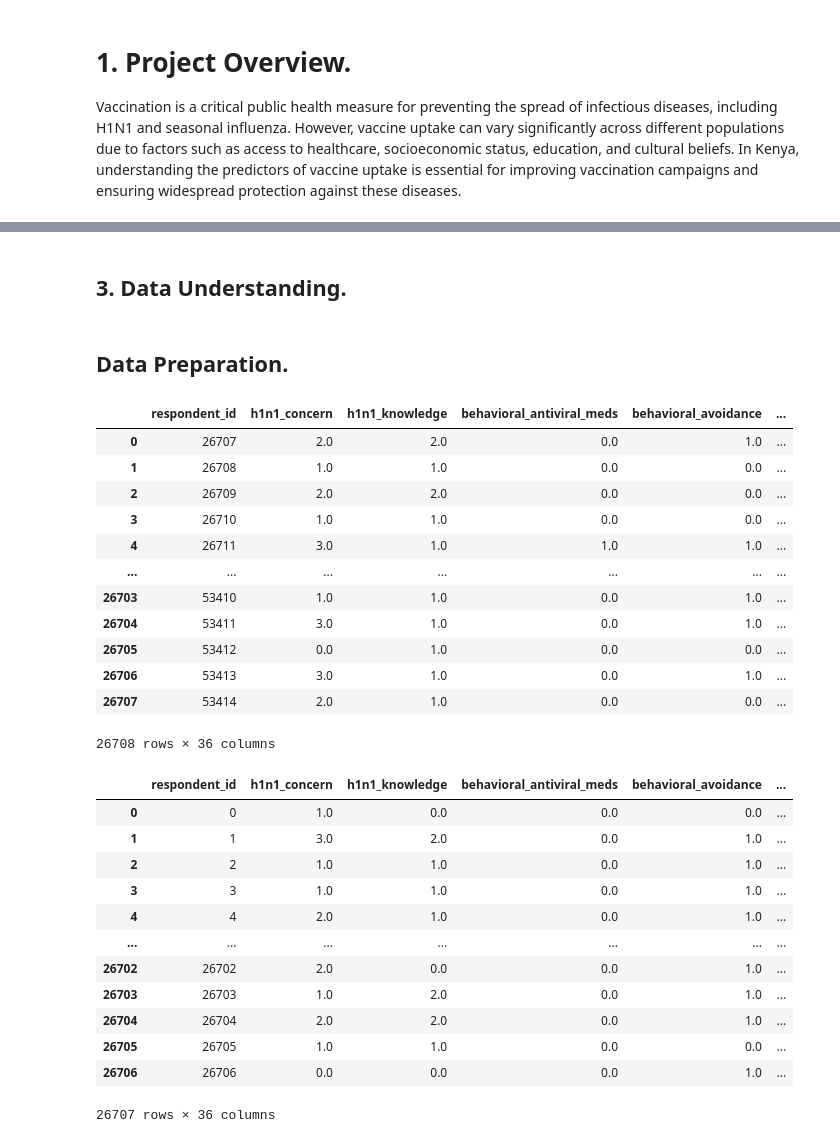
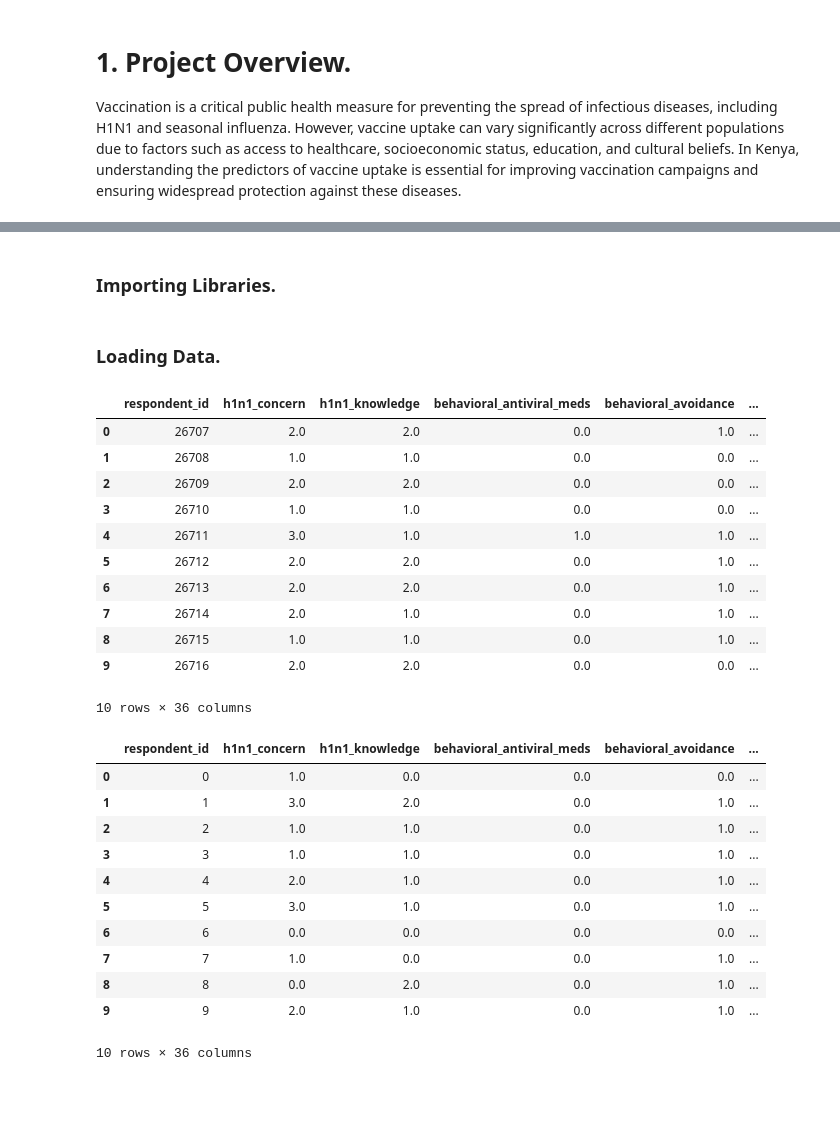
Before and after one commit to PETERNJUGU4/Njugu_Phase_3_Project, a Jupyter notebook: index.ipynb, the cells around one changed output, grey strips where cells are left out. Saved outputs shown, nothing was run; the diff lists cells and outputs as text; code cells hidden in the pictures; blank space fills up the shorter version.

```diff
--- a/index.ipynb
+++ b/index.ipynb
@@ -16,0 +26,2 @@ The main objective of this objective is to use data from the National Flu Survey
+# %% [markdown]
+### **Importing Libraries.**
@@ -17,4 +57,2 @@ The main objective of this objective is to use data from the National Flu Survey
 # %% [markdown]
-## **3. Data Understanding.**
+### **Loading Data.**
-# %% [markdown]
-## **Data Preparation.**
@@ -23,21 +59,22 @@ import pandas as pd
 # %%
-pd.read_csv("test_set_features.csv")
+df_test_set = pd.read_csv("test_set_features.csv")
+df_test_set.head(10)
 # %% [output]
 |  | respondent_id | h1n1_concern | h1n1_knowledge | behavioral_antiviral_meds | behavioral_avoidance | ... |
 | 0 | 26707 | 2.0 | 2.0 | 0.0 | 1.0 | ... |
 | 1 | 26708 | 1.0 | 1.0 | 0.0 | 0.0 | ... |
 | 2 | 26709 | 2.0 | 2.0 | 0.0 | 0.0 | ... |
 | 3 | 26710 | 1.0 | 1.0 | 0.0 | 0.0 | ... |
 | 4 | 26711 | 3.0 | 1.0 | 1.0 | 1.0 | ... |
-| ... | ... | ... | ... | ... | ... | ... |
-| 26703 | 53410 | 1.0 | 1.0 | 0.0 | 1.0 | ... |
-| 26704 | 53411 | 3.0 | 1.0 | 0.0 | 1.0 | ... |
-| 26705 | 53412 | 0.0 | 1.0 | 0.0 | 0.0 | ... |
-| 26706 | 53413 | 3.0 | 1.0 | 0.0 | 1.0 | ... |
-| 26707 | 53414 | 2.0 | 1.0 | 0.0 | 0.0 | ... |
+| 5 | 26712 | 2.0 | 2.0 | 0.0 | 1.0 | ... |
+| 6 | 26713 | 2.0 | 2.0 | 0.0 | 1.0 | ... |
+| 7 | 26714 | 2.0 | 1.0 | 0.0 | 1.0 | ... |
+| 8 | 26715 | 1.0 | 1.0 | 0.0 | 1.0 | ... |
+| 9 | 26716 | 2.0 | 2.0 | 0.0 | 0.0 | ... |
-26708 rows × 36 columns
+10 rows × 36 columns
 # %%
-pd.read_csv("training_set_features.csv")
+df_training_set = pd.read_csv("training_set_features.csv")
+df_training_set.head(10)
 # %% [output]
 |  | respondent_id | h1n1_concern | h1n1_knowledge | behavioral_antiviral_meds | behavioral_avoidance | ... |
 | 0 | 0 | 1.0 | 0.0 | 0.0 | 0.0 | ... |
@@ -45,11 +82,10 @@ pd.read_csv("training_set_features.csv")
 | 2 | 2 | 1.0 | 1.0 | 0.0 | 1.0 | ... |
 | 3 | 3 | 1.0 | 1.0 | 0.0 | 1.0 | ... |
 | 4 | 4 | 2.0 | 1.0 | 0.0 | 1.0 | ... |
-| ... | ... | ... | ... | ... | ... | ... |
-| 26702 | 26702 | 2.0 | 0.0 | 0.0 | 1.0 | ... |
-| 26703 | 26703 | 1.0 | 2.0 | 0.0 | 1.0 | ... |
-| 26704 | 26704 | 2.0 | 2.0 | 0.0 | 1.0 | ... |
-| 26705 | 26705 | 1.0 | 1.0 | 0.0 | 0.0 | ... |
-| 26706 | 26706 | 0.0 | 0.0 | 0.0 | 1.0 | ... |
+| 5 | 5 | 3.0 | 1.0 | 0.0 | 1.0 | ... |
+| 6 | 6 | 0.0 | 0.0 | 0.0 | 0.0 | ... |
+| 7 | 7 | 1.0 | 0.0 | 0.0 | 1.0 | ... |
+| 8 | 8 | 0.0 | 2.0 | 0.0 | 1.0 | ... |
+| 9 | 9 | 2.0 | 1.0 | 0.0 | 1.0 | ... |
-26707 rows × 36 columns
+10 rows × 36 columns
 # %%
```
Also changed, not shown: parts of 10 cells of this notebook.
